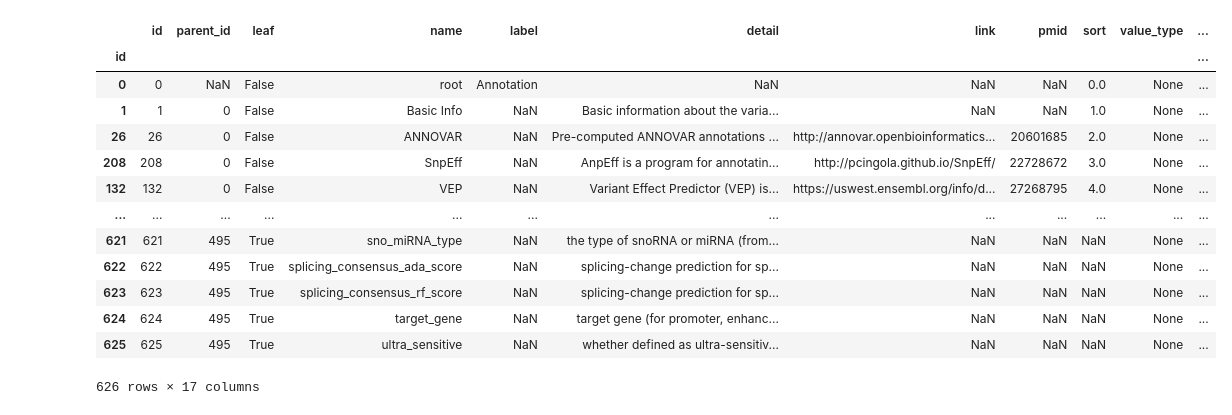
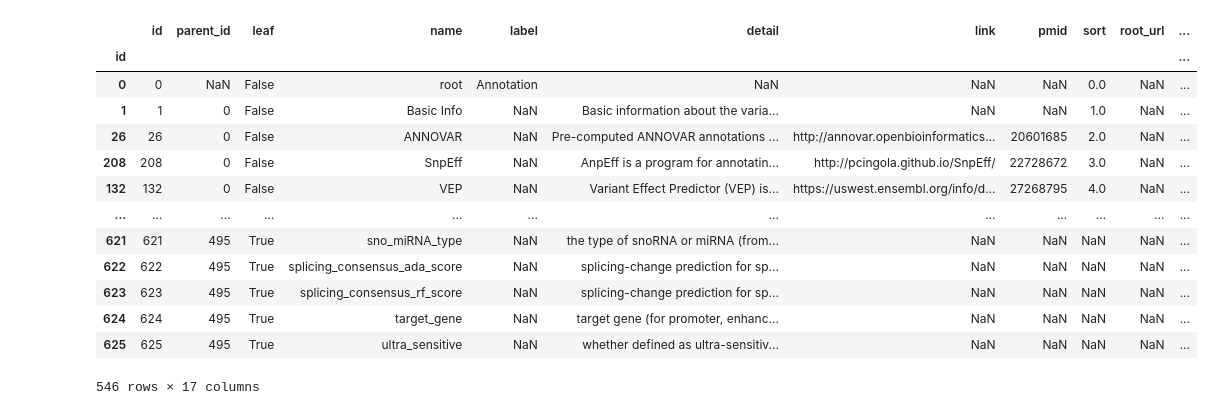
Before and after one commit to USCbiostats/annoq-data-builder, a Jupyter notebook: tools/annoq_tree.ipynb, the cells around one changed output. Cells and saved outputs as stored; diff of their text form; code cells hidden in the pictures.

```diff
--- a/tools/annoq_tree.ipynb
+++ b/tools/annoq_tree.ipynb
@@ -23,0 +13,3 @@ terms.set_index("id", inplace=True, drop=False)
+# %%
+tree_df = tree_df[~tree_df['name'].str.endswith('_list')]
+tree_df
@@ -26,14 +33,14 @@ def is_leaf(G, node):
     return G.out_degree(node) == 0 and G.in_degree(node) == 1
 
 def add_value_type(name):
-    if 'GO_' in name and 'list_id' in name:
-        return 'GO_id'
-    if 'GO_' in name and 'list' in name:
-        return 'GO_label'
+    if '_list_id' in name:
+        return 'term_id'
 
     return None
 
 
-annotations['value_type'] = annotations.apply(lambda row: add_value_type(row['name']),axis=1)
-annotations
+
+tree_df['value_type'] = tree_df.apply(lambda row: add_value_type(row['name']),axis=1)
+#tree_df[tree_df['value_type']=='term_id']
+tree_df
 # %% [output]
@@ -54,8 +61,8 @@ annotations
 # %%
 g = nx.from_pandas_edgelist(
-    annotations, 'parent_id', 'id', create_using=nx.DiGraph())
+    tree_df, 'parent_id', 'id', create_using=nx.DiGraph())
 
-roots = [annotations.loc[n]['name'] for n in nx.descendants(g,'26') if is_leaf(g, n)]
+roots = [tree_df.loc[n]['name'] for n in nx.descendants(g,'26') if is_leaf(g, n)]
 
 #len(roots)
 
@@ -72,17 +79,8 @@ def parents_count(G, source):
     children = [n for n in nx.descendants(G, source) if not is_leaf(g, n)]
     return len(children)
 
-def get_type(mapping_dict, field):
-    try:
-        field_key =  mapping_dict["annoq-test"]["mappings"]["properties"][field]
-
-        if field_key != None:
-            return field_key['type']
-
-    except KeyError:
-        return np.nan
 
 
-get_type(mappings, 'ref')
+#get_type(mappings, 'ref')
 #child_count(g, '26')
 #nx.descendants(g,'26')
@@ -91,23 +87,22 @@ get_type(mappings, 'ref')
 # %%
-annotations['children_count'] = annotations.apply(lambda row: descendants_count(g, row['id']),axis=1)
-annotations['category_count'] = annotations.apply(lambda row: parents_count(g, row['id']),axis=1)
-annotations['leaf_count'] = annotations.apply(lambda row: leaf_count(g, row['id']),axis=1)
-annotations['field_type'] = annotations.apply(lambda row: get_type(mappings, row['name']),axis=1)
-annotations
+tree_df['children_count'] = tree_df.apply(lambda row: descendants_count(g, row['id']),axis=1)
+tree_df['category_count'] = tree_df.apply(lambda row: parents_count(g, row['id']),axis=1)
+tree_df['leaf_count'] = tree_df.apply(lambda row: leaf_count(g, row['id']),axis=1)
+tree_df
 # %% [output]
-|  | id | parent_id | leaf | name | label | detail | link | pmid | sort | value_type | ... |
+|  | id | parent_id | leaf | name | label | detail | link | pmid | sort | root_url | ... |
 | id |  |  |  |  |  |  |  |  |  |  | ... |
-| 0 | 0 | NaN | False | root | Annotation | NaN | NaN | NaN | 0.0 | None | ... |
-| 1 | 1 | 0 | False | Basic Info | NaN | Basic information about the varia... | NaN | NaN | 1.0 | None | ... |
-| 26 | 26 | 0 | False | ANNOVAR | NaN | Pre-computed ANNOVAR annotations ... | http://annovar.openbioinformatics... | 20601685 | 2.0 | None | ... |
-| 208 | 208 | 0 | False | SnpEff | NaN | AnpEff is a program for annotatin... | http://pcingola.github.io/SnpEff/ | 22728672 | 3.0 | None | ... |
-| 132 | 132 | 0 | False | VEP | NaN | Variant Effect Predictor (VEP) is... | https://uswest.ensembl.org/info/d... | 27268795 | 4.0 | None | ... |
+| 0 | 0 | NaN | False | root | Annotation | NaN | NaN | NaN | 0.0 | NaN | ... |
+| 1 | 1 | 0 | False | Basic Info | NaN | Basic information about the varia... | NaN | NaN | 1.0 | NaN | ... |
+| 26 | 26 | 0 | False | ANNOVAR | NaN | Pre-computed ANNOVAR annotations ... | http://annovar.openbioinformatics... | 20601685 | 2.0 | NaN | ... |
+| 208 | 208 | 0 | False | SnpEff | NaN | AnpEff is a program for annotatin... | http://pcingola.github.io/SnpEff/ | 22728672 | 3.0 | NaN | ... |
+| 132 | 132 | 0 | False | VEP | NaN | Variant Effect Predictor (VEP) is... | https://uswest.ensembl.org/info/d... | 27268795 | 4.0 | NaN | ... |
 | ... | ... | ... | ... | ... | ... | ... | ... | ... | ... | ... | ... |
-| 621 | 621 | 495 | True | sno_miRNA_type | NaN | the type of snoRNA or miRNA (from... | NaN | NaN | NaN | None | ... |
-| 622 | 622 | 495 | True | splicing_consensus_ada_score | NaN | splicing-change prediction for sp... | NaN | NaN | NaN | None | ... |
-| 623 | 623 | 495 | True | splicing_consensus_rf_score | NaN | splicing-change prediction for sp... | NaN | NaN | NaN | None | ... |
-| 624 | 624 | 495 | True | target_gene | NaN | target gene (for promoter, enhanc... | NaN | NaN | NaN | None | ... |
-| 625 | 625 | 495 | True | ultra_sensitive | NaN | whether defined as ultra-sensitiv... | NaN | NaN | NaN | None | ... |
+| 621 | 621 | 495 | True | sno_miRNA_type | NaN | the type of snoRNA or miRNA (from... | NaN | NaN | NaN | NaN | ... |
+| 622 | 622 | 495 | True | splicing_consensus_ada_score | NaN | splicing-change prediction for sp... | NaN | NaN | NaN | NaN | ... |
+| 623 | 623 | 495 | True | splicing_consensus_rf_score | NaN | splicing-change prediction for sp... | NaN | NaN | NaN | NaN | ... |
+| 624 | 624 | 495 | True | target_gene | NaN | target gene (for promoter, enhanc... | NaN | NaN | NaN | NaN | ... |
+| 625 | 625 | 495 | True | ultra_sensitive | NaN | whether defined as ultra-sensitiv... | NaN | NaN | NaN | NaN | ... |
-626 rows × 17 columns
+546 rows × 17 columns
 # %%
 annotations.to_csv('./../../annoq-data/tree-with-types.csv', index = False)
```
Also changed, not shown: parts of 4 cells of this notebook, 6 other files.
